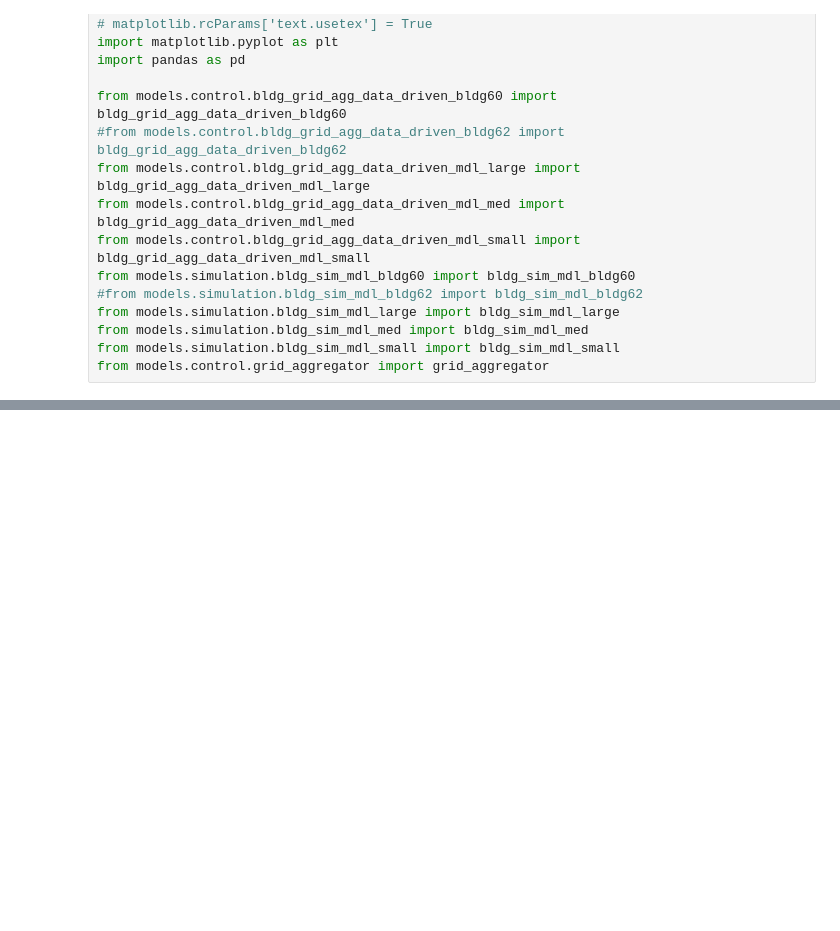
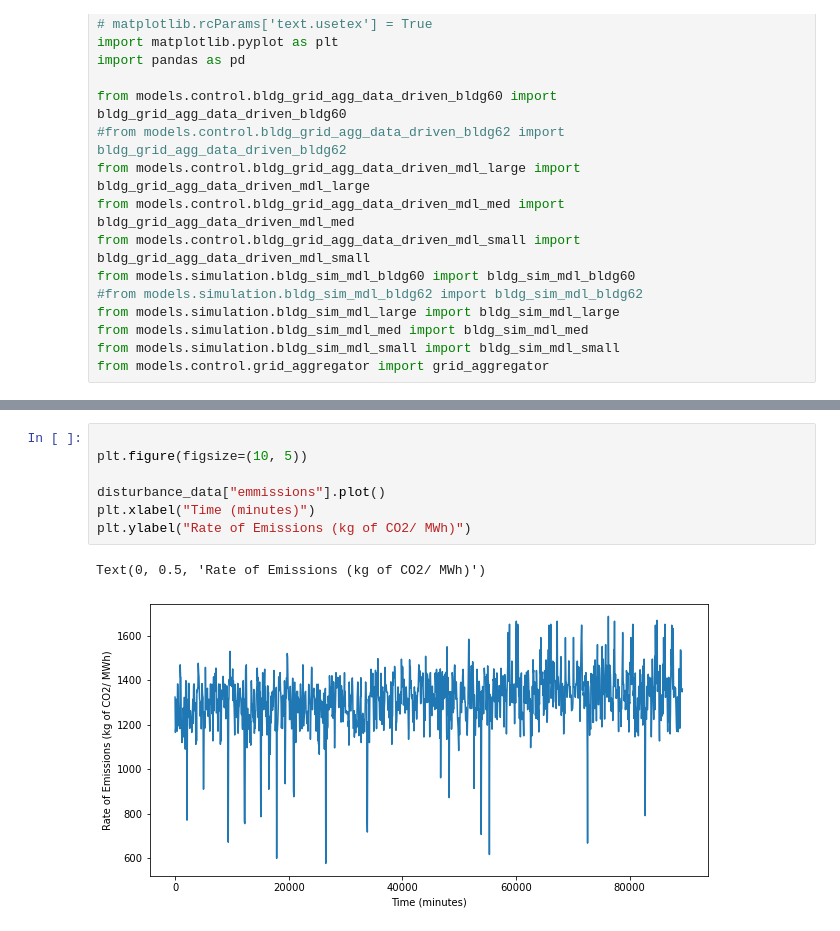
Before and after one commit to vijay092/lcdmpc, a Jupyter notebook: main_svs.ipynb, the cells around one changed output, grey strips where cells are left out. Cells and saved outputs as stored; diff of their text form; blank space fills up the shorter version.

Commit message:
Add plots

```diff
--- a/main_svs.ipynb
+++ b/main_svs.ipynb
@@ -115,3 +116,13 @@ refs_small = [[0], [20.], [0.0]]
 disturbance_data = pd.read_csv(bldg1_disturb_file)
 Toa_horiz = disturbance_data.iloc[start_time: start_time + int(time/dt) + horiz_len]['T_outside'].values
 Toa_horiz_normed = Toa_horiz/Toa_horiz[0]
+# %%
+
+plt.figure(figsize=(10, 5))
+
+disturbance_data["emmissions"].plot()
+plt.xlabel("Time (minutes)")
+plt.ylabel("Rate of Emissions (kg of CO2/ MWh)")
+# %% [output]
+Text(0, 0.5, 'Rate of Emissions (kg of CO2/ MWh)')
+[figure, added]
```
Also changed, not shown: parts of 11 cells of this notebook, 6 other files.
